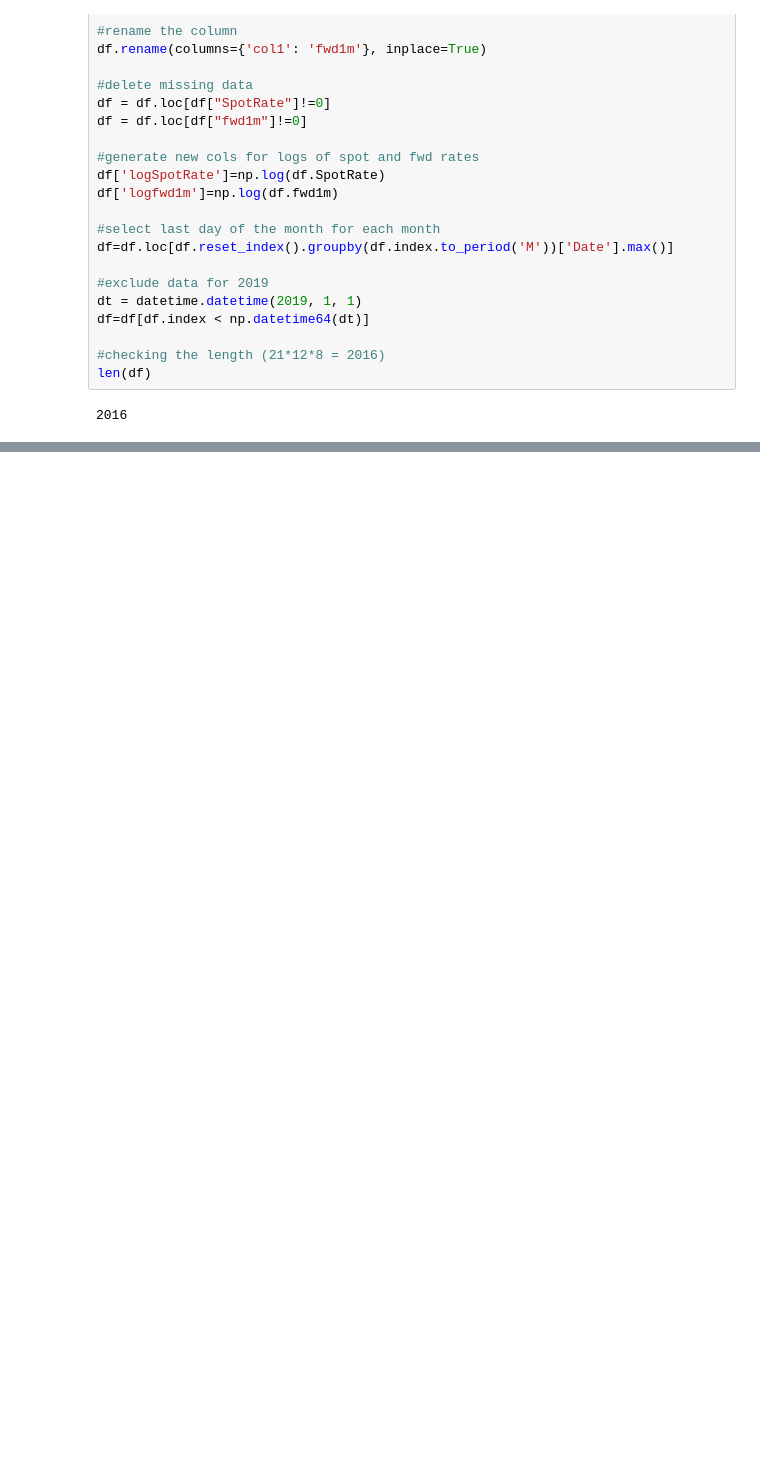
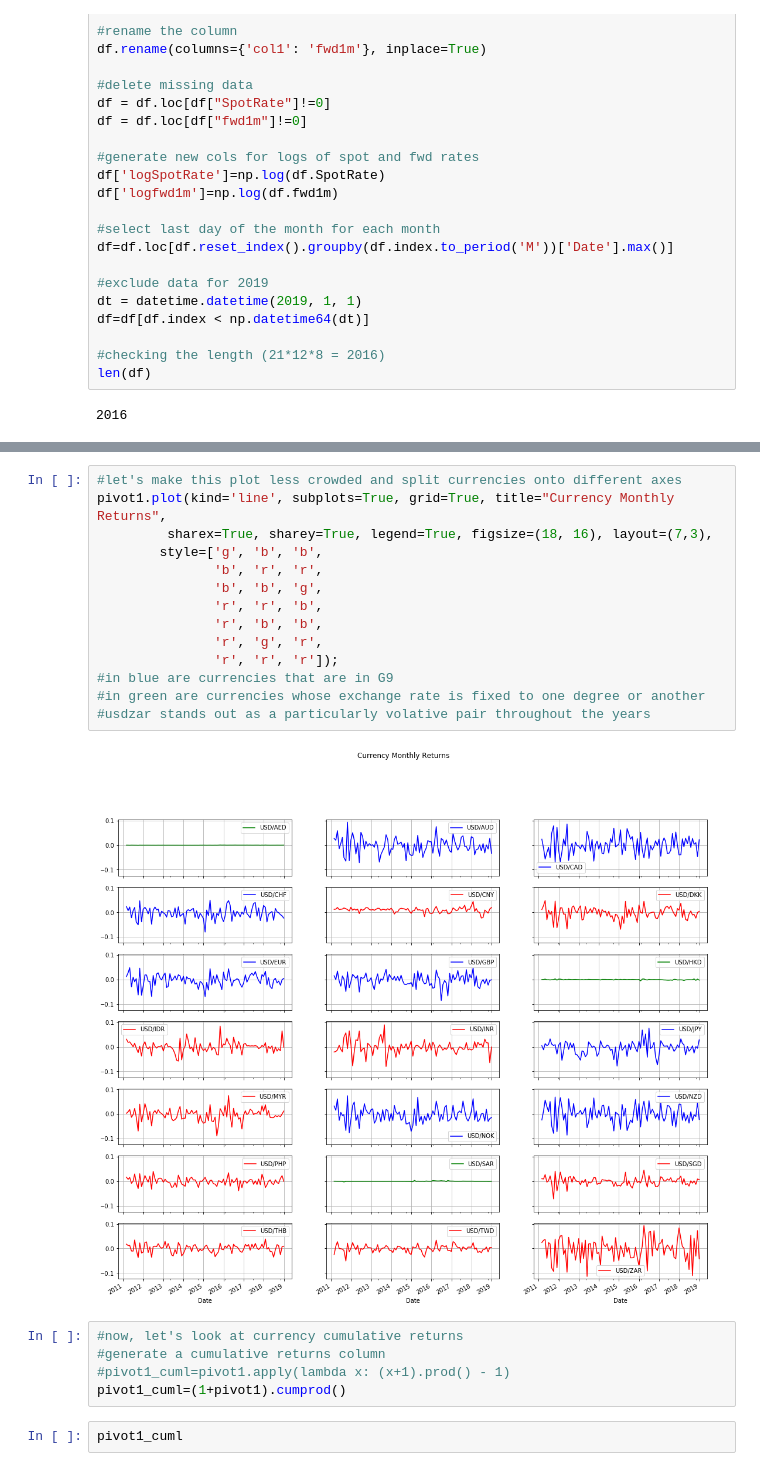
Before and after one commit to valmal/momentum, a Jupyter notebook: mom-mecklai.ipynb, the cells around one changed output, grey strips where cells are left out. Drawn from its saved outputs; the diff is of its cells as text; blank space fills up the shorter version.

```diff
--- a/mom-mecklai.ipynb
+++ b/mom-mecklai.ipynb
@@ -126,0 +146,23 @@ NameError: name 'ccy_list' is not defined
+# %%
+#let's make this plot less crowded and split currencies onto different axes
+pivot1.plot(kind='line', subplots=True, grid=True, title="Currency Monthly Returns",
+         sharex=True, sharey=True, legend=True, figsize=(18, 16), layout=(7,3),
+        style=['g', 'b', 'b',
+               'b', 'r', 'r',
+               'b', 'b', 'g',
+               'r', 'r', 'b',
+               'r', 'b', 'b',
+               'r', 'g', 'r',
+               'r', 'r', 'r']);
+#in blue are currencies that are in G9
+#in green are currencies whose exchange rate is fixed to one degree or another
+#usdzar stands out as a particularly volative pair throughout the years
+# %% [output]
+[figure, added]
+# %%
+#now, let's look at currency cumulative returns
+#generate a cumulative returns column
+#pivot1_cuml=pivot1.apply(lambda x: (x+1).prod() - 1)
+pivot1_cuml=(1+pivot1).cumprod()
+# %%
+pivot1_cuml
```
Also changed, not shown: parts of 8 cells of this notebook.
